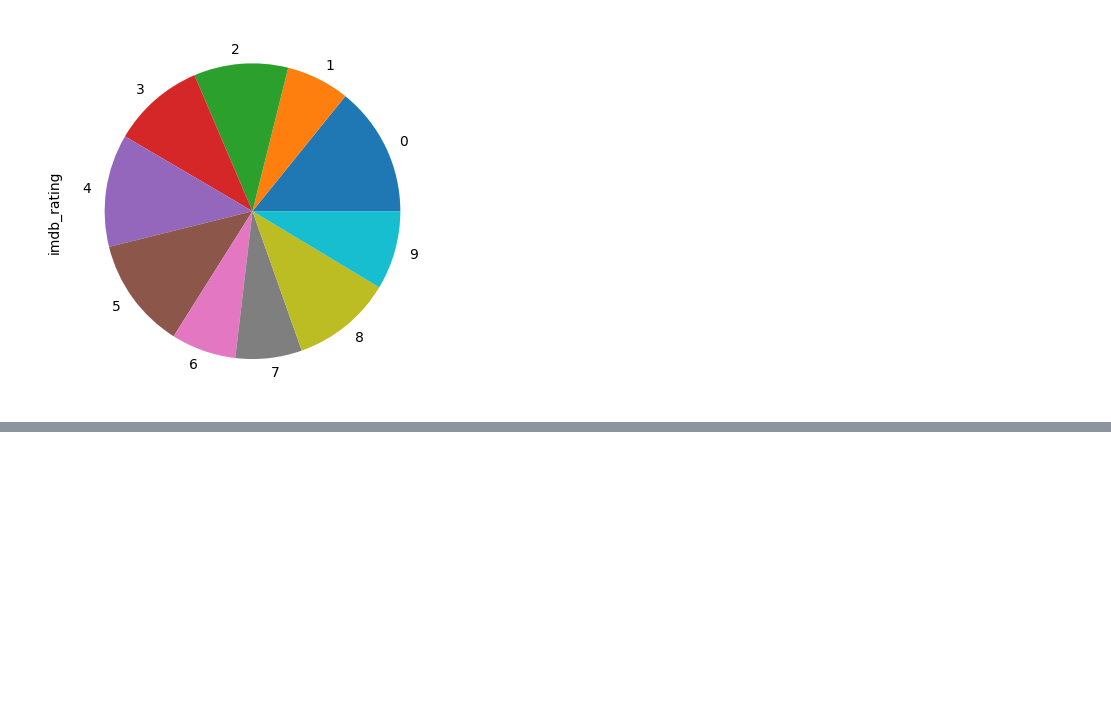
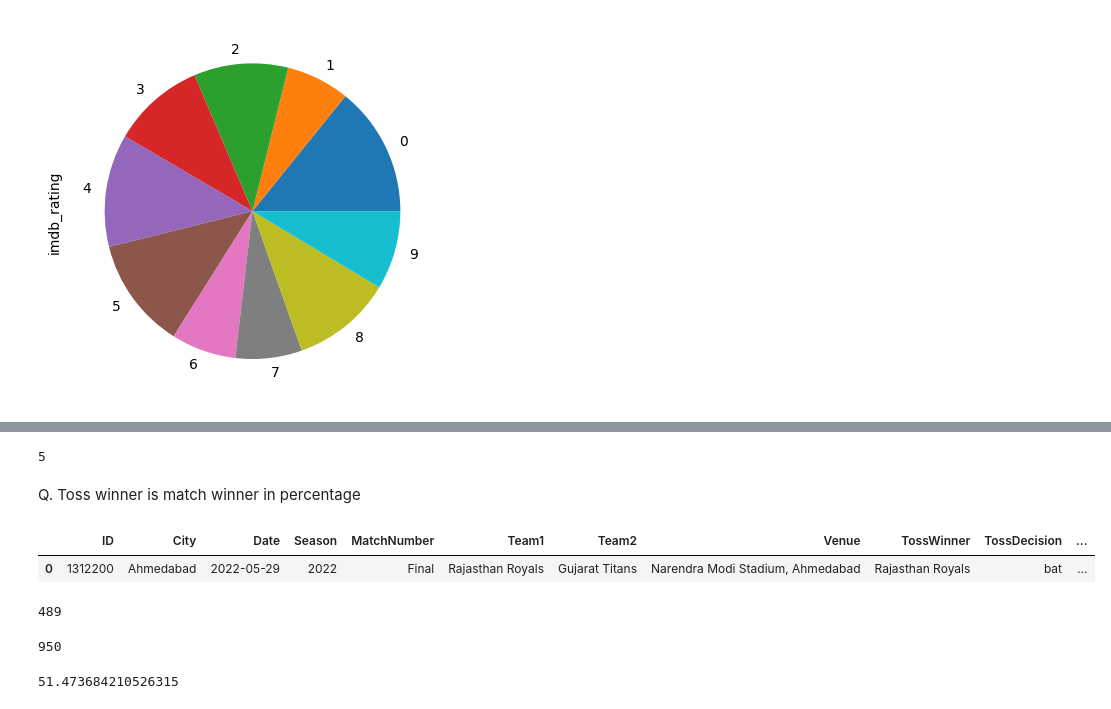
Before and after one commit to yogeshkumarrudra/Data_structure, a Jupyter notebook: Practice.ipynb, the cells around one changed output, grey strips where cells are left out. Drawn from its saved outputs; the diff is of its cells as text; code cells hidden in the pictures; blank space fills up the shorter version.

```diff
--- a/Practice.ipynb
+++ b/Practice.ipynb
@@ -32,0 +94,35 @@ dtype: float64
+# %%
+# display(ipl.head(2))
+# csk_won = ipl[ipl['WinningTeam']=='Chennai Super Kings']
+# ans = csk_won[csk_won['City']=='Kolkata'].shape[0]
+# display(ans)
+
+#or
+ipl[(ipl['WinningTeam']=='Chennai Super Kings')&(ipl['City']=='Kolkata')].shape[0]
+# %% [output]
+5
+# %% [markdown]
+Q. Toss winner is match winner in percentage
+# %%
+# ipl.head()
+# toss_win = ipl['TossWinner']
+# display(toss_win)
+# match_win = ipl['WinningTeam']
+# display(match_win)
+# # ans = (toss_win) & (match_win)
+# display(ans)
+
+
+display(ipl.head(1))
+match_and_toss = ipl[ipl['TossWinner']==ipl['WinningTeam']].shape[0]
+display(match_and_toss)
+total_match = ipl.shape[0]
+display(total_match)
+ans = (match_and_toss/total_match)*100
+display(ans)
+# %% [output]
+|  | ID | City | Date | Season | MatchNumber | Team1 | Team2 | Venue | TossWinner | TossDecision | ... |
+| 0 | 1312200 | Ahmedabad | 2022-05-29 | 2022 | Final | Rajasthan Royals | Gujarat Titans | Narendra Modi Stadium, Ahmedabad | Rajasthan Royals | bat | ... |
+489
+950
+51.473684210526315
```
Also changed, not shown: parts of 11 cells of this notebook.
